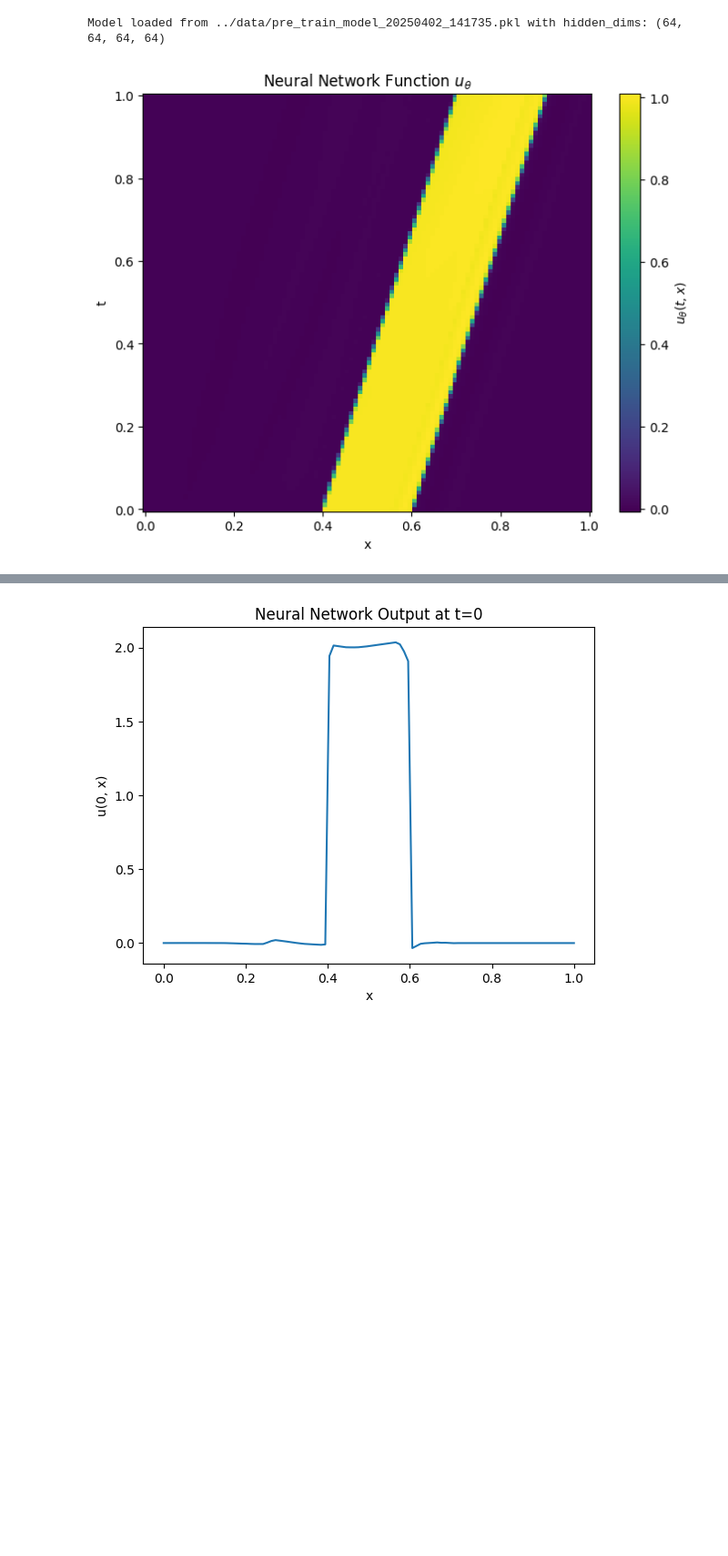
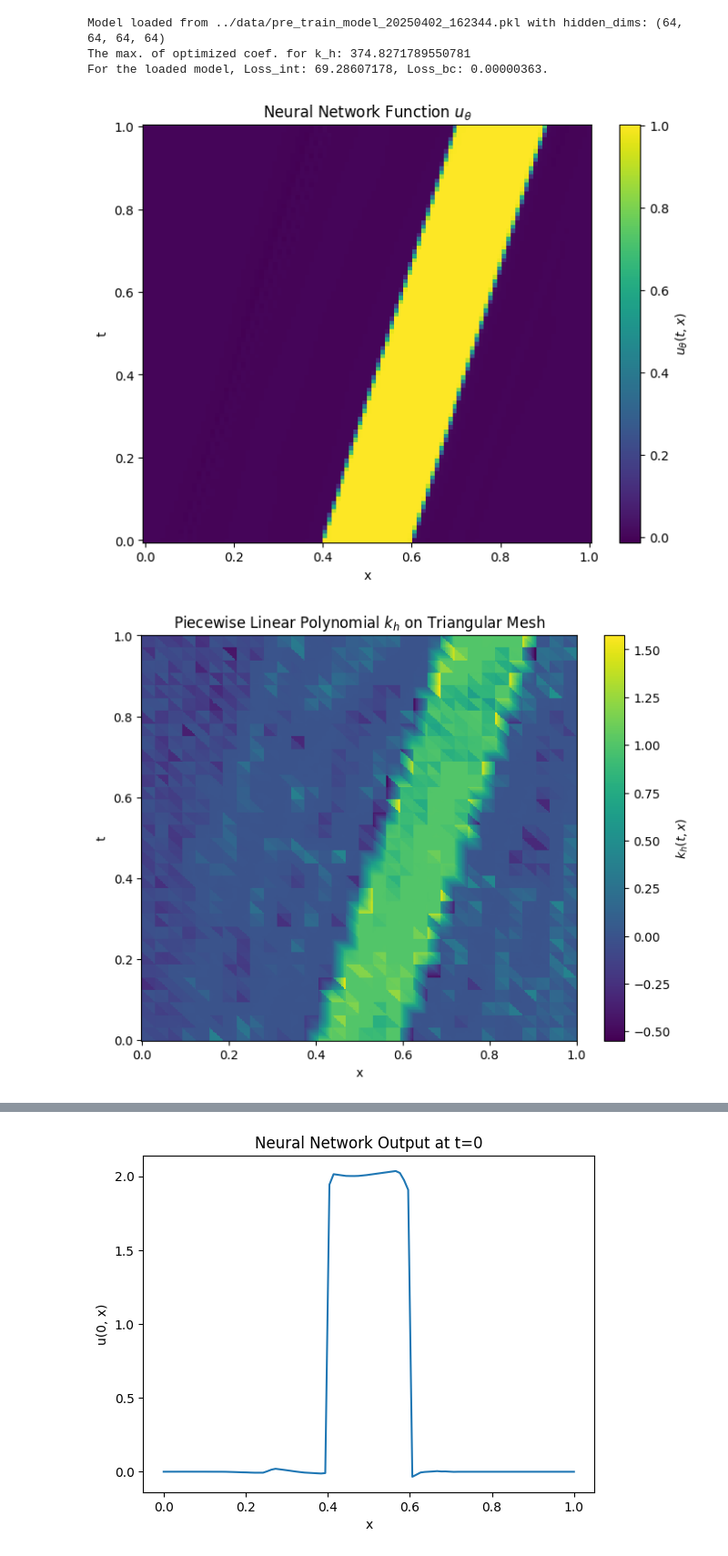
Before and after one commit to HaoLi-HL/NN-HCL, a Jupyter notebook: Code/HCL_1D_triangle_mesh.ipynb, the cells around one changed output, grey strips where cells are left out. Shown at 91% size. Saved outputs shown, nothing was run; the diff lists cells and outputs as text; code cells hidden in the pictures; blank space fills up the shorter version.

```diff
--- a/Code/HCL_1D_triangle_mesh.ipynb
+++ b/Code/HCL_1D_triangle_mesh.ipynb
@@ -520,11 +518,15 @@ Pre-train Iteration 1050, Loss_int: 4.88150263, Loss_bc: 0.00065306
 # %%
-optProb.load_model('../data/pre_train_model_20250402_141735.pkl')
+optProb.sigma = 0.1
+optProb.N_perturb = 5000
+optProb.load_model('../data/pre_train_model_20250402_162344.pkl')
+plot_u_theta(optProb.model, optProb.params, M_t=100, M_x=100)  # Plot after pre-train
+plot_kh(optProb.pwp)
 # %% [output]
-Model loaded from ../data/pre_train_model_20250402_141735.pkl with hidden_dims: (64, 64, 64, 64)
+Model loaded from ../data/pre_train_model_20250402_162344.pkl with hidden_dims: (64, 64, 64, 64)
+The max. of optimized coef. for k_h: 374.8271789550781
+For the loaded model, Loss_int: 69.28607178, Loss_bc: 0.00000363.
+[figure, added]
+[figure, added]
-# %%
-plot_u_theta(optProb.model, optProb.params, M_t=100, M_x=100)  # Plot after pre-train
-# %% [output]
-[figure, removed]
 # %%
 optProb = MinMaxOptProb(
     N_t=32,
```
Also changed, not shown: parts of 5 cells of this notebook.
